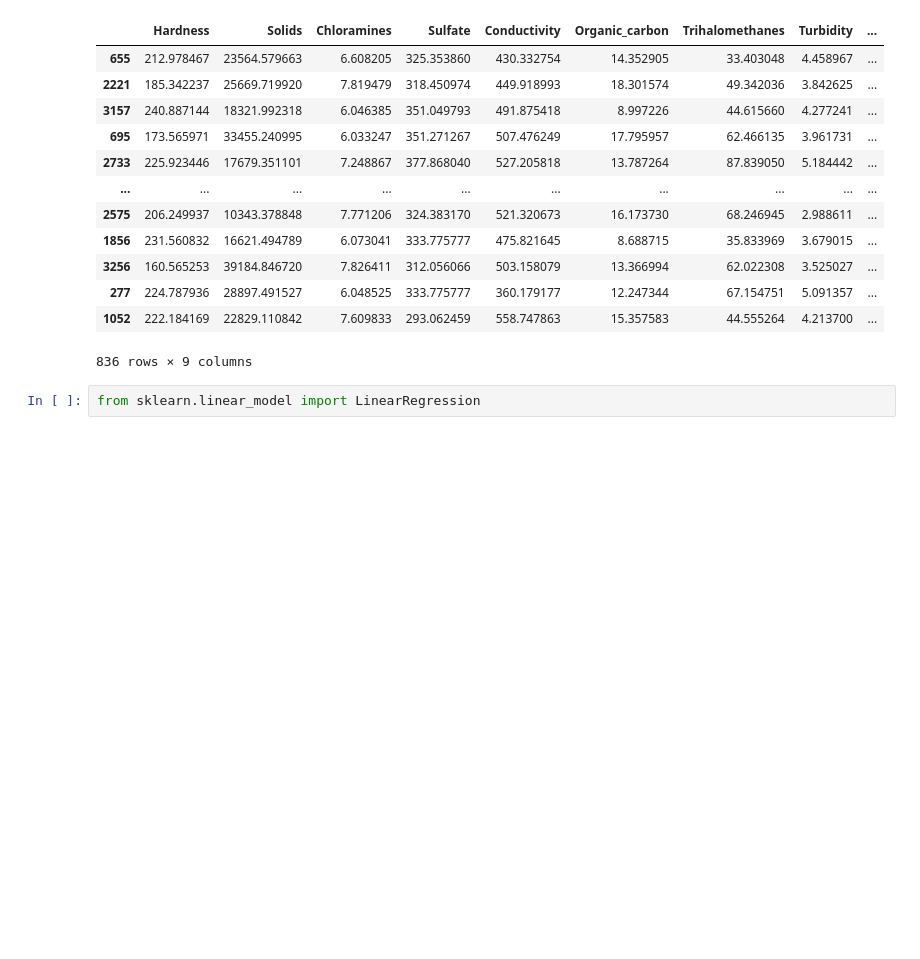
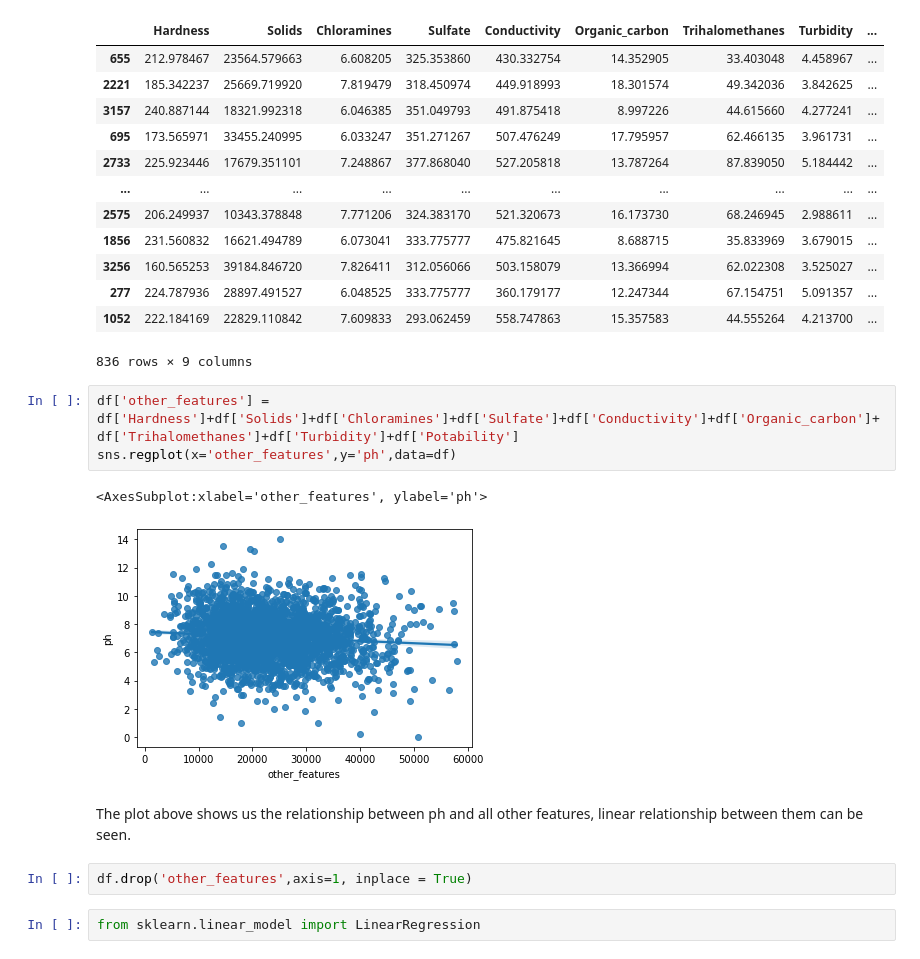
Before and after one commit to Fthsylp/My-Kaggle-Works, a Jupyter notebook: estimating-missing-ph-values-with-linear-reg.ipynb, the cells around one changed output. Saved outputs shown, nothing was run; the diff lists cells and outputs as text; blank space fills up the shorter version.

Commit message:
Kaggle Notebook | Estimating missing PH values with Linear Reg. | Version 2

```diff
--- a/estimating-missing-ph-values-with-linear-reg.ipynb
+++ b/estimating-missing-ph-values-with-linear-reg.ipynb
@@ -170,6 +171,16 @@ X_test
 | 277 | 224.787936 | 28897.491527 | 6.048525 | 333.775777 | 360.179177 | 12.247344 | 67.154751 | 5.091357 | ... |
 | 1052 | 222.184169 | 22829.110842 | 7.609833 | 293.062459 | 558.747863 | 15.357583 | 44.555264 | 4.213700 | ... |
 836 rows × 9 columns
+# %%
+df['other_features'] = df['Hardness']+df['Solids']+df['Chloramines']+df['Sulfate']+df['Conductivity']+df['Organic_carbon']+df['Trihalomethanes']+df['Turbidity']+df['Potability']
+sns.regplot(x='other_features',y='ph',data=df)
+# %% [output]
+<AxesSubplot:xlabel='other_features', ylabel='ph'>
+[figure, added]
+# %% [markdown]
+The plot above shows us the relationship between ph and all other features, linear relationship between them can be seen.
+# %%
+df.drop('other_features',axis=1, inplace = True)
 # %%
 from sklearn.linear_model import LinearRegression
 # %%
```
Also changed, not shown: parts of 3 cells of this notebook.
